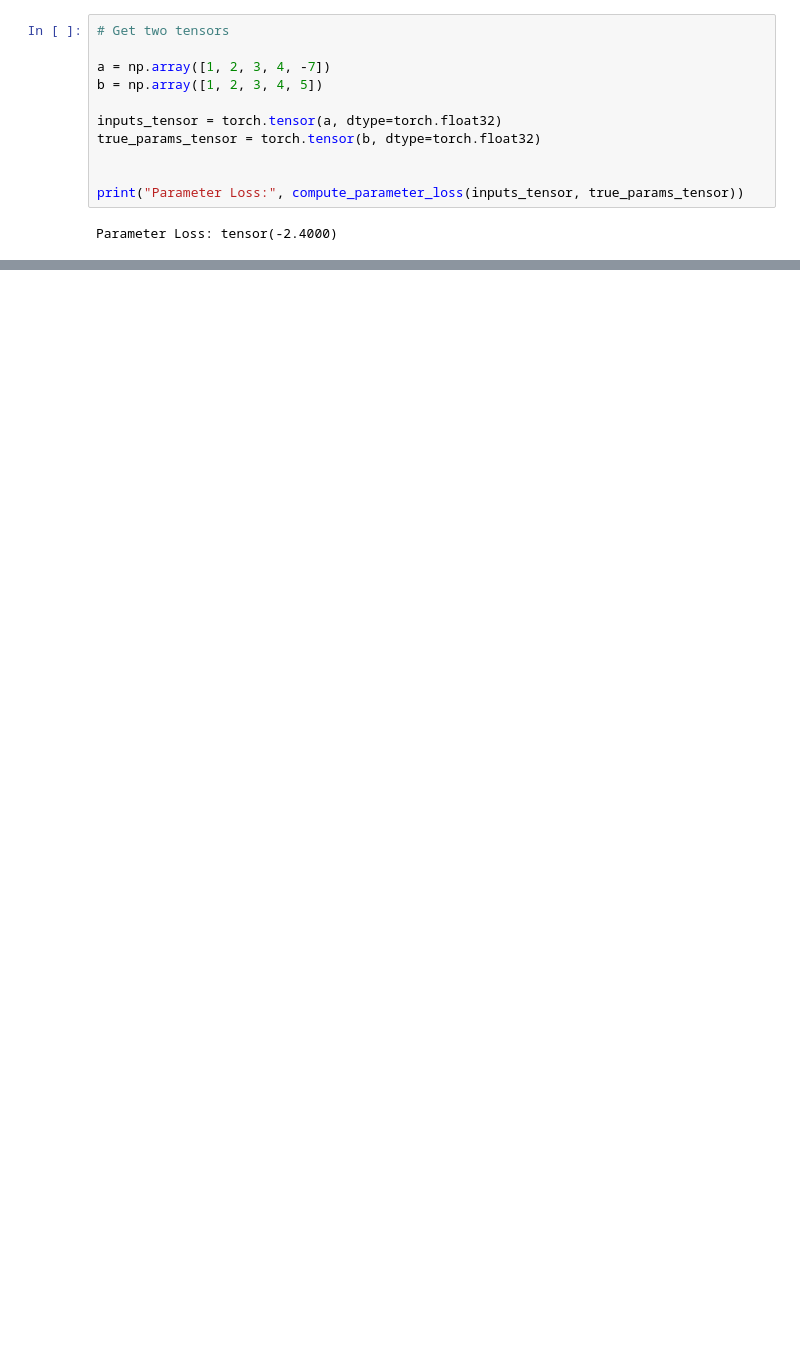
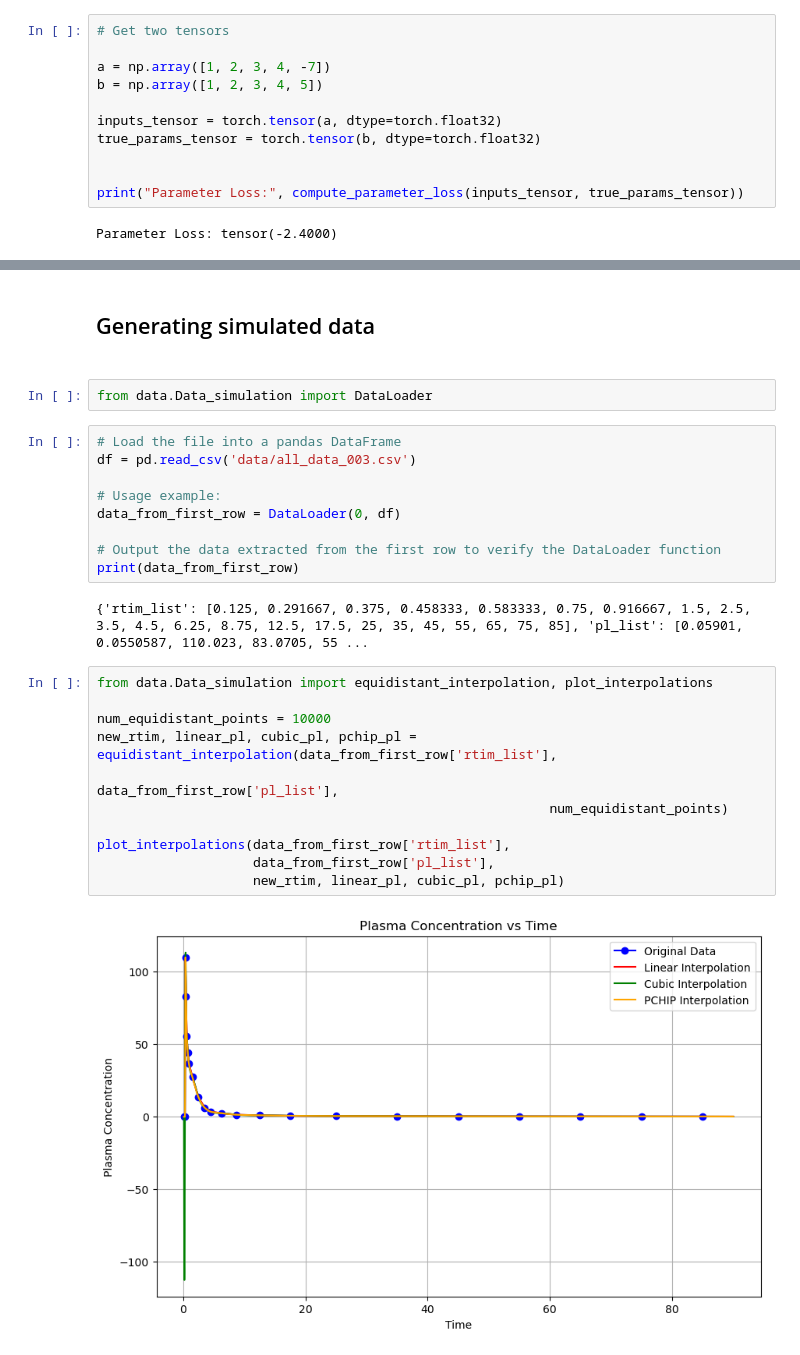
Before and after one commit to QuimSerraFaber/MSc-Thesis, a Jupyter notebook: Tests.ipynb, the cells around one changed output, grey strips where cells are left out. Saved outputs shown, nothing was run; the diff lists cells and outputs as text; blank space fills up the shorter version.

```diff
--- a/Tests.ipynb
+++ b/Tests.ipynb
@@ -51,0 +54,28 @@ print(np.random.randn(4))
+# %% [markdown]
+<h2>Generating simulated data<h2>
+# %%
+from data.Data_simulation import DataLoader
+# %%
+# Load the file into a pandas DataFrame
+df = pd.read_csv('data/all_data_003.csv')
+
+# Usage example:
+data_from_first_row = DataLoader(0, df)
+
+# Output the data extracted from the first row to verify the DataLoader function
+print(data_from_first_row)
+# %% [output]
+{'rtim_list': [0.125, 0.291667, 0.375, 0.458333, 0.583333, 0.75, 0.916667, 1.5, 2.5, 3.5, 4.5, 6.25, 8.75, 12.5, 17.5, 25, 35, 45, 55, 65, 75, 85], 'pl_list': [0.05901, 0.0550587, 110.023, 83.0705, 55 ...
+# %%
+from data.Data_simulation import equidistant_interpolation, plot_interpolations
+
+num_equidistant_points = 10000
+new_rtim, linear_pl, cubic_pl, pchip_pl = equidistant_interpolation(data_from_first_row['rtim_list'],
+                                                          data_from_first_row['pl_list'],
+                                                          num_equidistant_points)
+
+plot_interpolations(data_from_first_row['rtim_list'],
+                    data_from_first_row['pl_list'],
+                    new_rtim, linear_pl, cubic_pl, pchip_pl)
+# %% [output]
+[figure, added]
```
Also changed, not shown: parts of 8 cells of this notebook, 1 other file.
